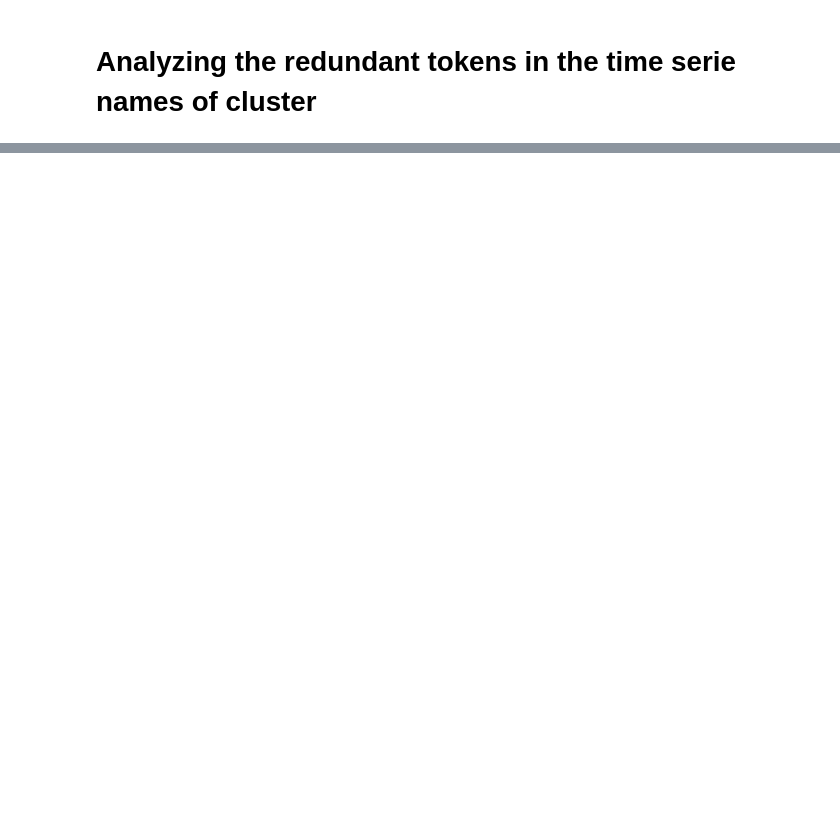
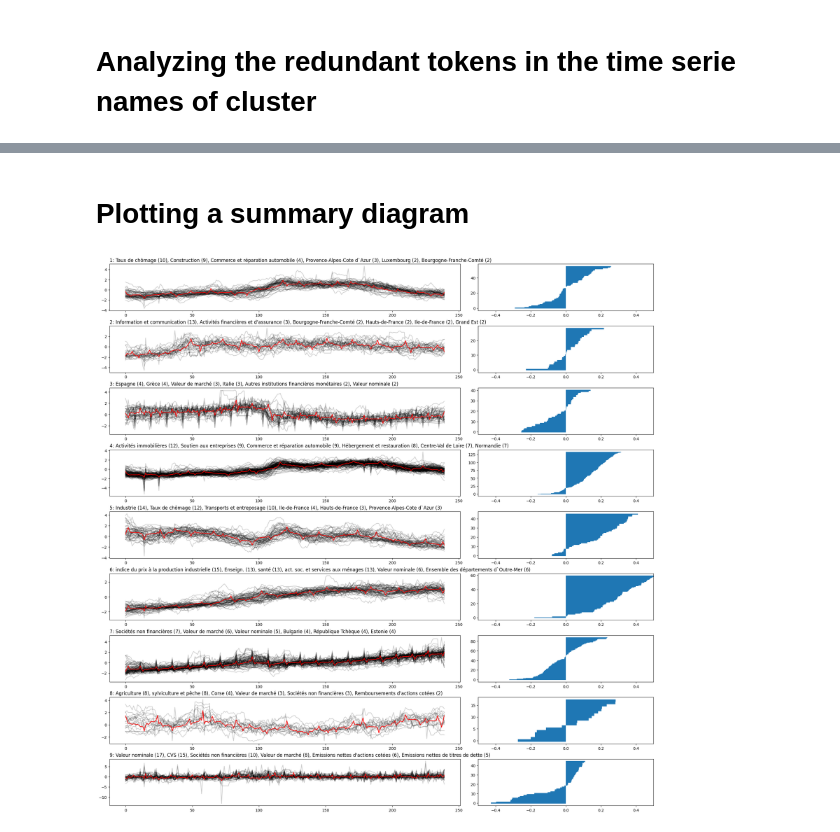
Before and after one commit to ClementBM/sandbox, a Jupyter notebook: webstat-tsclustering/tsclustering/clustering.ipynb, the cells around one changed output, grey strips where cells are left out. Cells and saved outputs as stored; diff of their text form; code cells hidden in the pictures; blank space fills up the shorter version.

```diff
--- a/webstat-tsclustering/tsclustering/clustering.ipynb
+++ b/webstat-tsclustering/tsclustering/clustering.ipynb
@@ -117,17 +89,12 @@ plt.xticks(range(2, 20))
 # %% [markdown]
 # Choosing the cluster count
 # %%
-CLUSTER_COUNT = 10
-km = TimeSeriesKMeans(n_clusters=CLUSTER_COUNT, metric="dtw", n_jobs=2, n_init=5)
+CLUSTER_COUNT = 9
+km = TimeSeriesKMeans(n_clusters=CLUSTER_COUNT, metric="dtw",
+                      n_jobs=2, n_init=5,
+                      metric_params={"sakoe_chiba_radius": 10,
+                                     "global_constraint": "sakoe_chiba"})
+
 labels = km.fit_predict(X_train)
+
+silhouettes_scores = silhouette_samples(distance_matrix, labels, metric="precomputed")
-# %%
-plt.figure(figsize=(18,14))
-
-for yi in range(CLUSTER_COUNT):
-    plt.subplot(CLUSTER_COUNT, 1, yi + 1)
-    for xx in X_train[labels == yi]:
-        plt.plot(xx.ravel(), "k-", alpha=0.2)
-    plt.plot(km.cluster_centers_[yi].ravel(), "r-")
-    # plt.xlim(0, 1000)
-    # plt.ylim(-4, 4)
-    plt.text(0.55, 0.85, "Cluster %d" % (yi + 1), transform=plt.gca().transAxes)
@@ -241 +264,27 @@ for names in names_by_cluster:
  "Défaillances : Activités financières et d'assurance, Unités légales, Cumul mensuel (CVS-CJO)"]
+# %% [markdown]
+# Plotting a summary diagram
+# %%
+fig, axs = plt.subplots(ncols=2, nrows=CLUSTER_COUNT, figsize=(20,20),
+                        layout="constrained", width_ratios=[2,1])
+
+for cluster_index in range(CLUSTER_COUNT):
+    first_col = 0
+
+    for xx in X_train[labels == cluster_index]:
+        axs[cluster_index, first_col].plot(xx.ravel(), "k-", alpha=0.2)
+
+    axs[cluster_index, first_col].plot(km.cluster_centers_[cluster_index].ravel(), "r-")
+
+    subplot_title = f"{cluster_index + 1}: {df_freq.loc[cluster_index,'series']}"
+
+    axs[cluster_index, first_col].set_title(subplot_title, loc="left")
+
+    second_col = 1
+    axs[cluster_index, second_col].barh(y=range(len(silhouettes_scores[labels == cluster_index])),
+                                           height=1,
+                                           width=sorted(silhouettes_scores[labels == cluster_index]))
+
+    axs[cluster_index, second_col].set_xlim(-0.5, 0.5)
+# %% [output]
+[figure, added]
```
Also changed, not shown: parts of 18 cells of this notebook, 3 other files.
